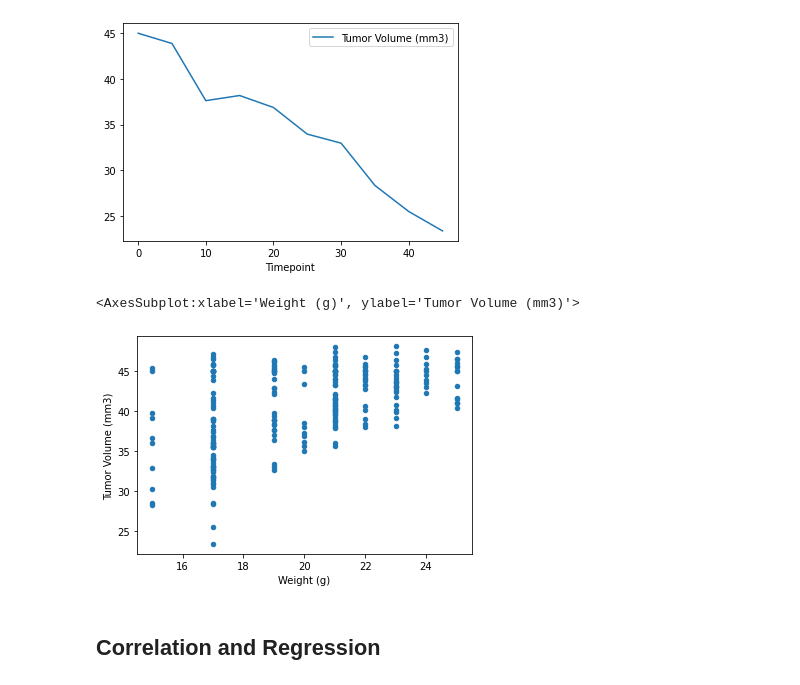
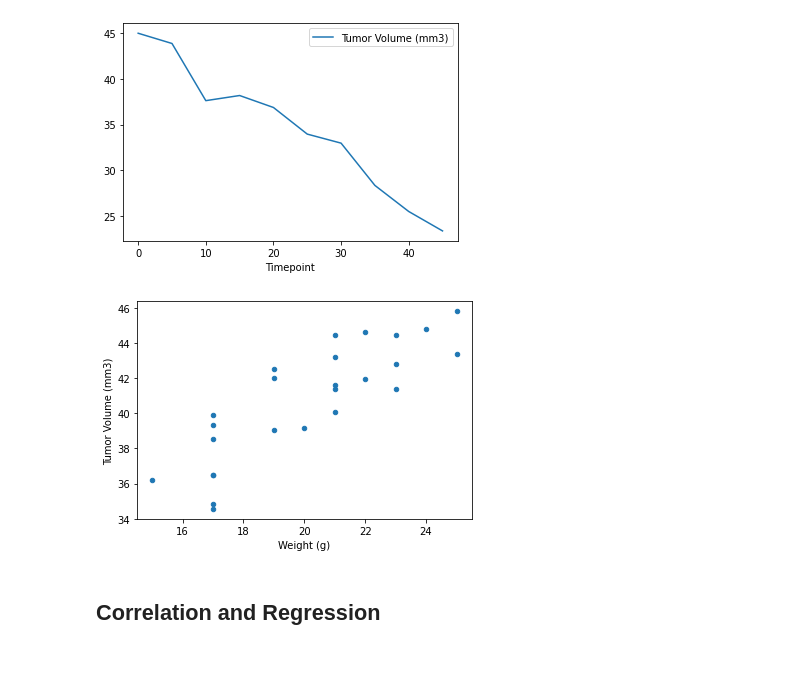
Before and after one commit to AnneNiemiec/Matplotlib, a Jupyter notebook: pymaceuticals.ipynb, the cells around one changed output. Cells and saved outputs as stored; diff of their text form; code cells hidden in the pictures.

```diff
--- a/pymaceuticals.ipynb
+++ b/pymaceuticals.ipynb
@@ -330,10 +312,10 @@ plt.show()
 # %%
 # Generate a scatter plot of average tumor volume vs. mouse weight for the Capomulin regimen
 df_average_Capomulin=df_regimen_Capomulin.groupby("Mouse ID").mean()
-df_regimen_Capomulin.plot.scatter("Weight (g)","Tumor Volume (mm3)")
+df_average_Capomulin.plot.scatter("Weight (g)","Tumor Volume (mm3)")
+plt.show()
 # %% [output]
-<AxesSubplot:xlabel='Weight (g)', ylabel='Tumor Volume (mm3)'>
-[figure, old version]
+[figure, new version]
 # %% [markdown]
 ## Correlation and Regression
 # %%
```
Also changed, not shown: parts of 5 cells of this notebook.
